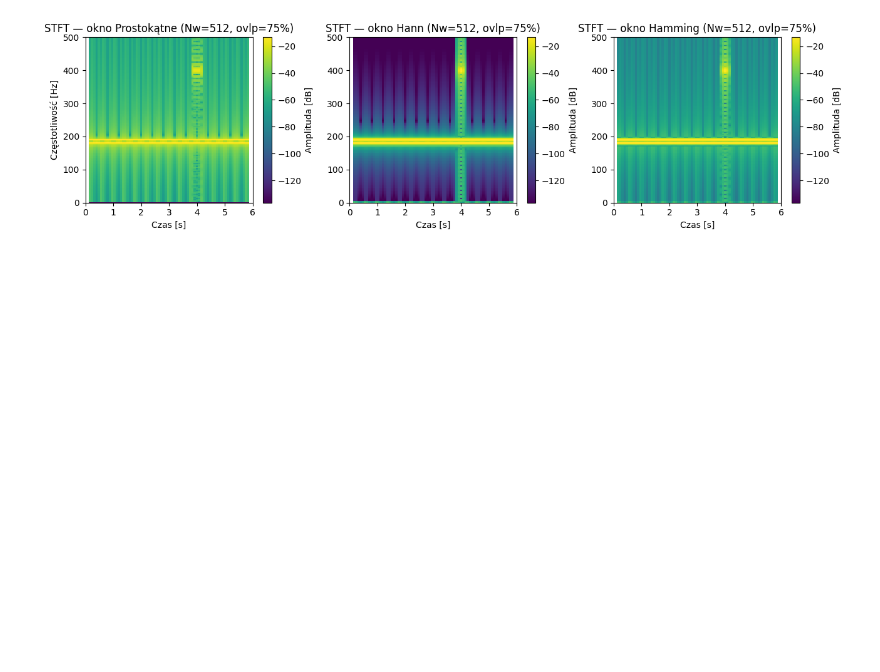
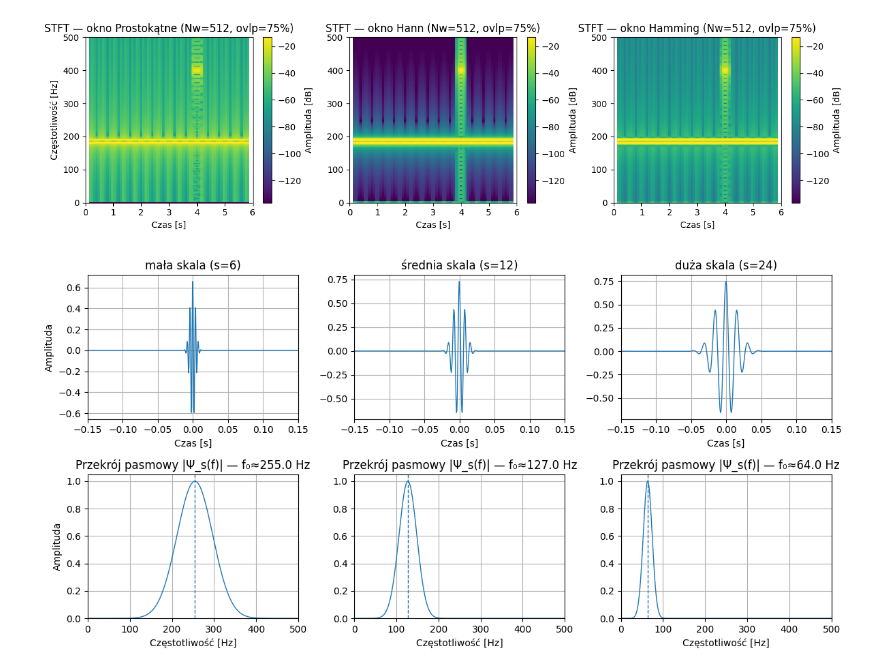
Before and after one commit to ThisIsSzimon/STM32-Time-Frequency-Analysis, a Jupyter notebook: Core/Python/ilustracje_praca.ipynb, the cells around one changed output. Drawn from its saved outputs; the diff is of its cells as text; code cells hidden in the pictures; blank space fills up the shorter version.

```diff
--- a/Core/Python/ilustracje_praca.ipynb
+++ b/Core/Python/ilustracje_praca.ipynb
@@ -323,7 +323,7 @@ for j, (label, key) in enumerate(windows):
     ax.set_xlabel('Czas [s]')
     if j == 0:
         ax.set_ylabel('Amplituda (norm.)')
-    ax.grid(True, alpha=0.3)
+    ax.grid(True)
 
 plt.tight_layout()
 plt.show()
@@ -363,3 +363,100 @@ plt.show()
 # %% [output]
 [figure]
 [figure]
+# %%
+import numpy as np
+import matplotlib.pyplot as plt
+from numpy.fft import rfft, rfftfreq
+
+# ========= kompatybilny zamiennik morlet2 (zespolona falka Morleta) =========
+def morlet_complex(M, s, w=6.0):
+    """
+    M - liczba próbek okna rysowania
+    s - skala (odchylenie Gaussa) w PRÓBKACH
+    w - liczba oscylacji pod obwiednią (typowo 5–8)
+    Zwraca: kompleksowa falka Morleta wycentrowana w czasie (mean≈0).
+    """
+    n = np.arange(M) - (M - 1)/2
+    t = n / s
+    C = np.pi**(-0.25)
+    psi = C * np.exp(1j*w*t) * np.exp(-0.5*t**2)
+    psi -= psi.mean()  # „complete=True”: usunięcie składowej stałej
+    return psi
+
+# ===================== parametry wykresu =====================
+fs = 1600.0   # [Hz]
+T  = 1.0      # [s] czas okna rysowania (dla jasnej prezentacji)
+M  = int(T*fs)
+t  = np.arange(M)/fs - T/2  # oś czasu wycentrowana
+
+w = 6.0  # parametr Morleta (liczba oscylacji pod obwiednią)
+
+# Trzy skale: mała (wysokie f), średnia, duża (niskie f)
+s_small = 6
+s_mid   = 12
+s_large = 24
+
+# Falka (część rzeczywista do rysunku czasowego)
+psi_small = morlet_complex(M, s_small, w=w)
+psi_mid   = morlet_complex(M, s_mid,   w=w)
+psi_large = morlet_complex(M, s_large, w=w)
+
+# Widma (moduł, znormalizowane), oś częstotliwości
+f_axis = rfftfreq(M, d=1/fs)
+F_small = np.abs(rfft(psi_small)); F_small /= F_small.max() + 1e-12
+F_mid   = np.abs(rfft(psi_mid));   F_mid   /= F_mid.max()   + 1e-12
+F_large = np.abs(rfft(psi_large)); F_large /= F_large.max() + 1e-12
+
+# Częstotliwości „środkowe” (pozycja maksimum w widmie)
+f0_small = f_axis[np.argmax(F_small)]
+f0_mid   = f_axis[np.argmax(F_mid)]
+f0_large = f_axis[np.argmax(F_large)]
+
+# ===================== rysunek 2×3 =====================
+fig, axes = plt.subplots(2, 3, figsize=(12, 6), sharex=False)
+#fig.suptitle('Falka Morleta: różne skale (s)', fontsize=16)
+
+# ---- górny rząd: falki w czasie (Re) ----
+axes[0,0].plot(t, np.real(psi_small), linewidth=1.0)
+axes[0,0].set_title(f'mała skala (s={s_small})')
+axes[0,0].set_xlabel('Czas [s]'); axes[0,0].set_ylabel('Amplituda')
+axes[0,0].grid(True)
+axes[0,0].set_xlim(-0.15, 0.15)
+
+axes[0,1].plot(t, np.real(psi_mid), linewidth=1.0)
+axes[0,1].set_title(f'średnia skala (s={s_mid})')
+axes[0,1].set_xlabel('Czas [s]'); axes[0,1].grid(True)
+axes[0,1].set_xlim(-0.15, 0.15)
+
+axes[0,2].plot(t, np.real(psi_large), linewidth=1.0)
+axes[0,2].set_title(f'duża skala (s={s_large})')
+axes[0,2].set_xlabel('Czas [s]'); axes[0,2].grid(True)
+axes[0,2].set_xlim(-0.15, 0.15)
+
+# ---- dolny rząd: przekroje pasmowe (|Ψ_s(f)|, skala liniowa, norm. do 1) ----
+ylim = (0, 1.05)
+xlim = (0, 500)  # pasmo istotne do demonstracji
+
+axes[1,0].plot(f_axis, F_small, linewidth=1.0)
+axes[1,0].axvline(f0_small, linestyle='--', linewidth=1.0)
+axes[1,0].set_xlim(*xlim); axes[1,0].set_ylim(*ylim)
+axes[1,0].set_title(f'Przekrój pasmowy |Ψ_s(f)| — f₀≈{f0_small:.1f} Hz')
+axes[1,0].set_xlabel('Częstotliwość [Hz]'); axes[1,0].set_ylabel('Amplituda')
+axes[1,0].grid(True)
+
+axes[1,1].plot(f_axis, F_mid, linewidth=1.0)
+axes[1,1].axvline(f0_mid, linestyle='--', linewidth=1.0)
+axes[1,1].set_xlim(*xlim); axes[1,1].set_ylim(*ylim)
+axes[1,1].set_title(f'Przekrój pasmowy |Ψ_s(f)| — f₀≈{f0_mid:.1f} Hz')
+axes[1,1].set_xlabel('Częstotliwość [Hz]'); axes[1,1].grid(True)
+
+axes[1,2].plot(f_axis, F_large, linewidth=1.0)
+axes[1,2].axvline(f0_large, linestyle='--', linewidth=1.0)
+axes[1,2].set_xlim(*xlim); axes[1,2].set_ylim(*ylim)
+axes[1,2].set_title(f'Przekrój pasmowy |Ψ_s(f)| — f₀≈{f0_large:.1f} Hz')
+axes[1,2].set_xlabel('Częstotliwość [Hz]'); axes[1,2].grid(True)
+
+plt.tight_layout()
+plt.show()
+# %% [output]
+[figure, added]
```
Also changed, not shown: parts of 2 cells of this notebook.
